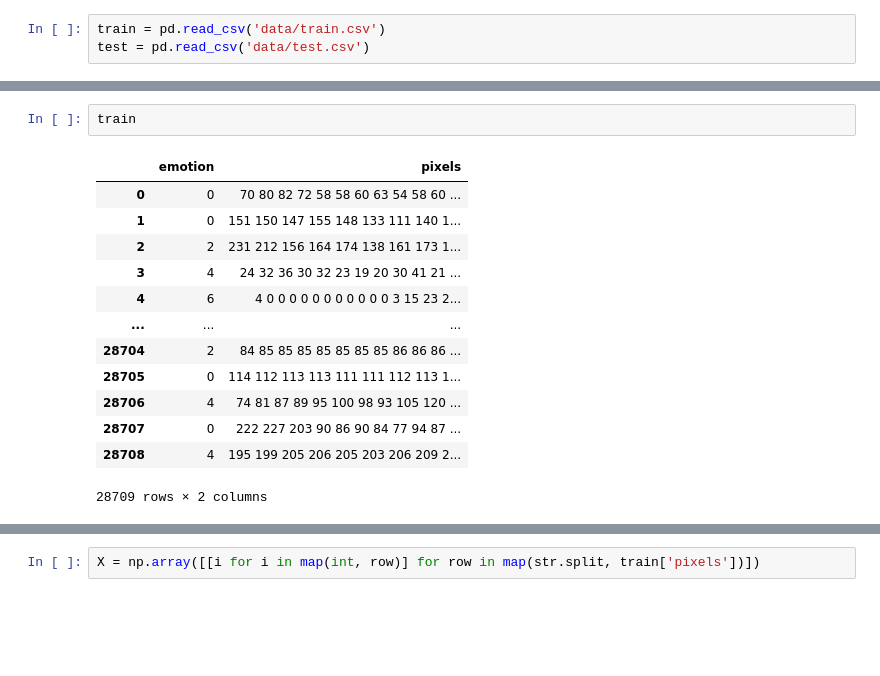
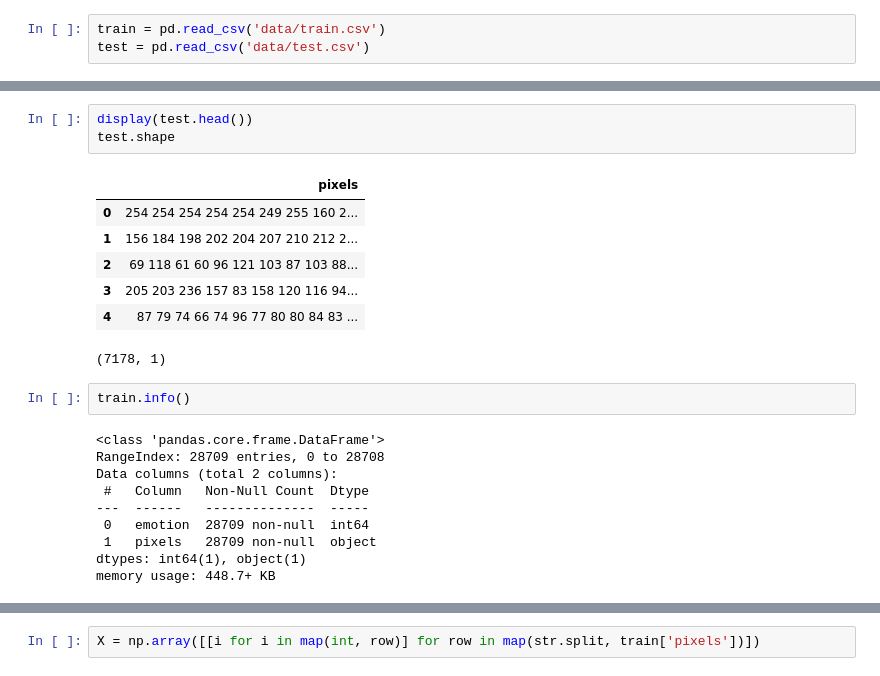
Before and after one commit to Stanislav-3/EmotionsClassifier, a Jupyter notebook: EmotionsClassifier.ipynb, the cells around one changed output, grey strips where cells are left out. Cells and saved outputs as stored; diff of their text form; blank space fills up the shorter version.

```diff
--- a/EmotionsClassifier.ipynb
+++ b/EmotionsClassifier.ipynb
@@ -8,16 +21,23 @@ test = pd.read_csv('data/test.csv')
+# %%
+display(test.head())
+test.shape
+# %% [output]
+|  | pixels |
+| 0 | 254 254 254 254 254 249 255 160 2... |
+| 1 | 156 184 198 202 204 207 210 212 2... |
+| 2 | 69 118 61 60 96 121 103 87 103 88... |
+| 3 | 205 203 236 157 83 158 120 116 94... |
+| 4 | 87 79 74 66 74 96 77 80 80 84 83 ... |
+(7178, 1)
 # %%
-train
+train.info()
 # %% [output]
-|  | emotion | pixels |
-| 0 | 0 | 70 80 82 72 58 58 60 63 54 58 60 ... |
-| 1 | 0 | 151 150 147 155 148 133 111 140 1... |
-| 2 | 2 | 231 212 156 164 174 138 161 173 1... |
-| 3 | 4 | 24 32 36 30 32 23 19 20 30 41 21 ... |
-| 4 | 6 | 4 0 0 0 0 0 0 0 0 0 0 0 3 15 23 2... |
-| ... | ... | ... |
-| 28704 | 2 | 84 85 85 85 85 85 85 85 86 86 86 ... |
-| 28705 | 0 | 114 112 113 113 111 111 112 113 1... |
-| 28706 | 4 | 74 81 87 89 95 100 98 93 105 120 ... |
-| 28707 | 0 | 222 227 203 90 86 90 84 77 94 87 ... |
-| 28708 | 4 | 195 199 205 206 205 203 206 209 2... |
-28709 rows × 2 columns
+<class 'pandas.core.frame.DataFrame'>
+RangeIndex: 28709 entries, 0 to 28708
+Data columns (total 2 columns):
+ #   Column   Non-Null Count  Dtype
+---  ------   --------------  -----
+ 0   emotion  28709 non-null  int64
+ 1   pixels   28709 non-null  object
+dtypes: int64(1), object(1)
+memory usage: 448.7+ KB
```
Also changed, not shown: parts of 8 cells of this notebook.
